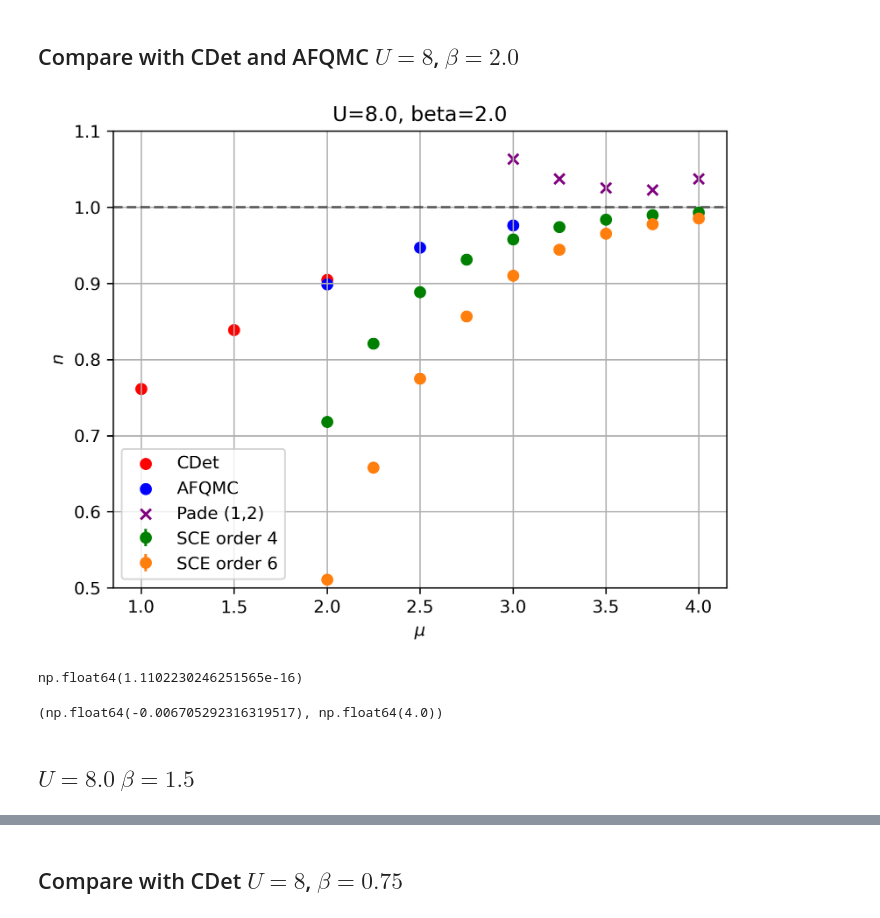
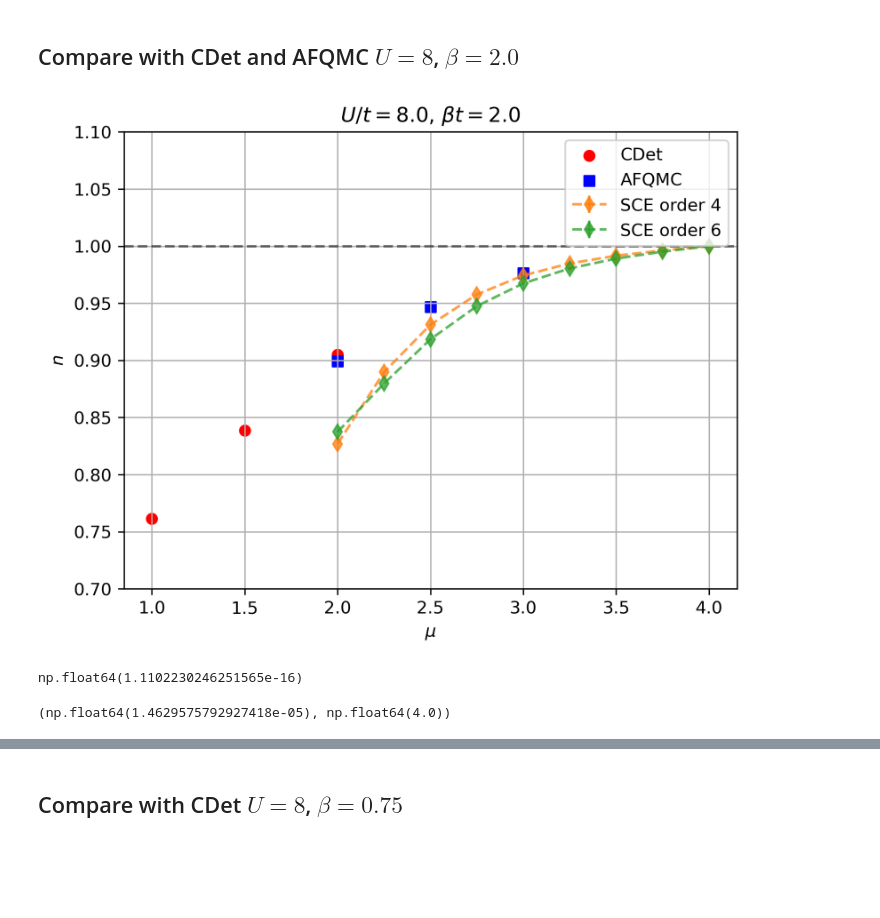
Before and after one commit to louishrm/strong_coupling_expansion, a Jupyter notebook: analytical/density_mu_beta.ipynb, the cells around one changed output, grey strips where cells are left out. Drawn from its saved outputs; the diff is of its cells as text; code cells hidden in the pictures; blank space fills up the shorter version.

Commit message:
results

```diff
--- a/analytical/density_mu_beta.ipynb
+++ b/analytical/density_mu_beta.ipynb
@@ -40,4 +40,4 @@ def n_2(U:float, beta:float, mu:float):
 
     #return -2/beta*fact*(A+B)*4 #factor 2 for spin and 2 for sites!
 
-    return 2/beta* (dfact*(A+B) + fact*(dA+dB))*4
+    return -2/beta* (dfact*(A+B) + fact*(dA+dB))*4
@@ -52,22 +48,29 @@ def load_data(U,beta, alpha):
 
     with h5py.File(f'/Users/louissharma/Desktop/results_sc/results_2/full_lattice_density_order_4_scan_mu_U={U}_beta={beta}_alpha={alpha}.h5', 'r') as f:
         mus = f['mu_list'][:]
-        a_4 = -f['mean_list'][:]
+        a_4 = f['mean_list'][:]
         errors_4 = f['error_list'][:]
-    # with h5py.File(f'/Users/louissharma/Desktop/results_sc/results_2/full_lattice_density_order_6_scan_mu_U={U}_beta={beta}_alpha={alpha}.h5', 'r') as f:
-    #     a_6 = -f['mean_list'][:]
-    #     errors_6 = f['error_list'][:]
+    with h5py.File(f'/Users/louissharma/Desktop/results_sc/results_2/full_lattice_density_order_6_scan_mu_U={U}_beta={beta}_alpha={alpha}.h5', 'r') as f:
+        a_6 = f['mean_list'][:]
+        errors_6 = f['error_list'][:]
 
 
-    partial_sum_4 = n_0(U, beta, mus) + n_2(U, beta, mus) + a_4
-    #partial_sum_6 = partial_sum_4 + a_6
-    partial_sum_6 = 0.0
-    a_6 = 0.0
-    errors_6 = 0.0
+    partial_sum_4 = n_0(U, beta, mus) -n_2(U, beta, mus) -a_4
+    partial_sum_6 = partial_sum_4 -a_6
 
 
 
     return mus, partial_sum_4, partial_sum_6, a_4, a_6, errors_4, errors_6
+
+
+def load_data_single(U,beta, alpha, order):
+
+    with h5py.File(f'/Users/louissharma/Desktop/results_sc/results_2/full_lattice_density_order_{order}_scan_mu_U={U}_beta={beta}_alpha={alpha}.h5', 'r') as f:
+        mus = f['mu_list'][:]
+        a_order = f['mean_list'][:]
+        errors_order = f['error_list'][:]
+
+    return mus, a_order, errors_order
 # %% [markdown]
 ## Compare with CDet and AFQMC $U=8$, $\beta=2.0$
 # %%
@@ -90,22 +93,21 @@ pade_21 = pade_approx_batch(coeffs, (2,1))(1.0).real
 pade_12 = pade_approx_batch(coeffs, (1,2))(1.0).real
 # %%
 plt.scatter(cdet_mus, cdet_n, label='CDet', color='red')
-plt.scatter(afqmc_mus, afqmc_n, label='AFQMC', color='blue')
+plt.scatter(afqmc_mus, afqmc_n, label='AFQMC', color='blue', marker = 's')
 
-plt.errorbar(mus, sum_4, yerr=error_sum_4, label='SCE order 4', fmt='o', color='green')
-plt.errorbar(mus, sum_6, yerr=error_sum_6, label='SCE order 6', fmt='o', color='tab:orange')
-plt.scatter(mus, pade_12, label='Pade (1,2)', color='purple', marker='x')
+plt.errorbar(mus, sum_4, yerr=error_sum_4, label='SCE order 4', marker='d', color='tab:orange', linestyle='--', alpha=0.75)
+plt.errorbar(mus, sum_6, yerr=error_sum_6, label='SCE order 6', marker='d', color='tab:green', linestyle='--', alpha=0.75)
 plt.legend()
 plt.axhline(1.0, color='black', linestyle='--', alpha=0.5)
 
-plt.ylim(0.5, 1.1)
+plt.ylim(0.7, 1.1)
 
 plt.xlabel(r'$\mu$')
 plt.ylabel(r'$n$')
-plt.title(f'U={U}, beta={beta}')
+plt.title(rf'$U/t={U}$, $\beta t={beta}$')
 plt.grid(True)
 # %% [output]
-[figure, old version]
+[figure, new version]
 # %%
 n_2(U=8.0, beta=2.0, mu=4.0)
 # %% [output]
@@ -113,6 +115,4 @@ np.float64(1.1102230246251565e-16)
 # %%
 a_4[-1], mus[-1]
 # %% [output]
-(np.float64(-0.006705292316319517), np.float64(4.0))
+(np.float64(1.4629575792927418e-05), np.float64(4.0))
-# %% [markdown]
-## $U=8.0$ $\beta=1.5$
```
Also changed, not shown: parts of 12 cells of this notebook.
